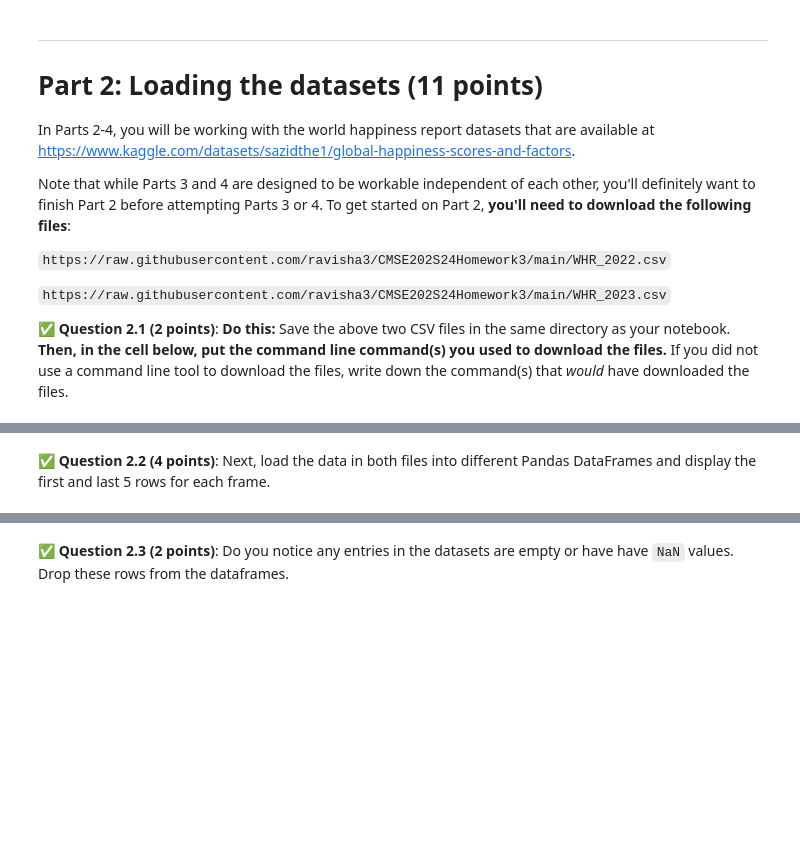
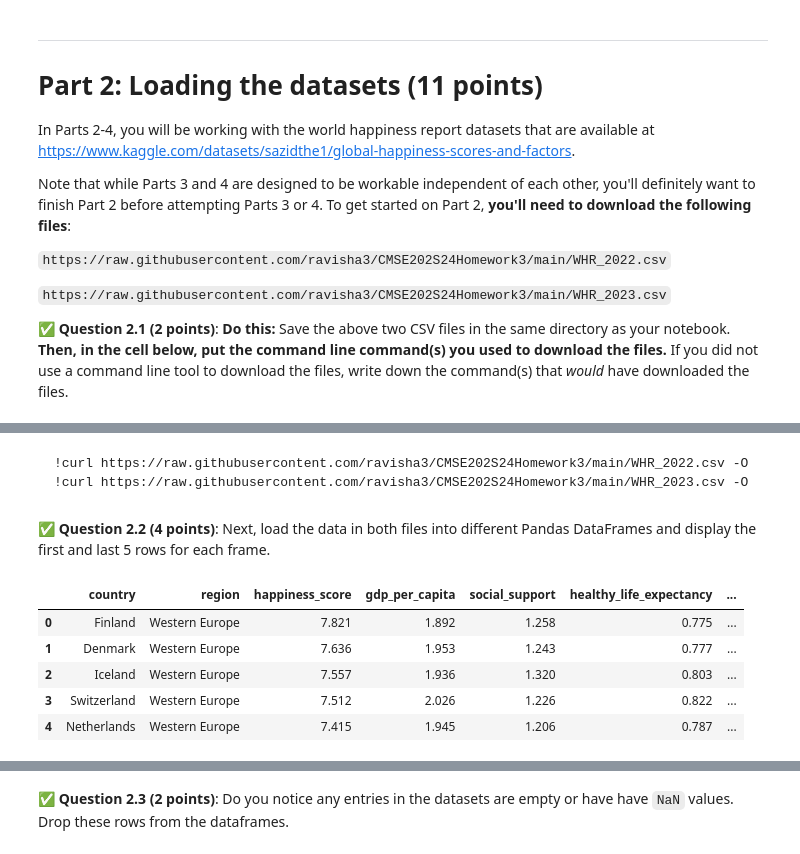
Before and after one commit to Jacob-Gross04/cmse202-s24-turnin, a Jupyter notebook: HW03/HW-03_Regression-S24-STUDENT.ipynb, the cells around one changed output, grey strips where cells are left out. Saved outputs shown, nothing was run; the diff lists cells and outputs as text; code cells hidden in the pictures; blank space fills up the shorter version.

````diff
--- a/HW03/HW-03_Regression-S24-STUDENT.ipynb
+++ b/HW03/HW-03_Regression-S24-STUDENT.ipynb
@@ -64,0 +73,5 @@ Note that while Parts 3 and 4 are designed to be workable independent of each ot
+# %% [markdown]
+``` bash
+!curl https://raw.githubusercontent.com/ravisha3/CMSE202S24Homework3/main/WHR_2022.csv -O
+!curl https://raw.githubusercontent.com/ravisha3/CMSE202S24Homework3/main/WHR_2023.csv -O
+```
@@ -68,0 +82,13 @@ Note that while Parts 3 and 4 are designed to be workable independent of each ot
+# %%
+# Put your code here
+data1 = pd.read_csv("WHR_2022.csv")
+data2 = pd.read_csv("WHR_2023.csv")
+
+data1.head(n=5)
+# %% [output]
+|  | country | region | happiness_score | gdp_per_capita | social_support | healthy_life_expectancy | ... |
+| 0 | Finland | Western Europe | 7.821 | 1.892 | 1.258 | 0.775 | ... |
+| 1 | Denmark | Western Europe | 7.636 | 1.953 | 1.243 | 0.777 | ... |
+| 2 | Iceland | Western Europe | 7.557 | 1.936 | 1.320 | 0.803 | ... |
+| 3 | Switzerland | Western Europe | 7.512 | 2.026 | 1.226 | 0.822 | ... |
+| 4 | Netherlands | Western Europe | 7.415 | 1.945 | 1.206 | 0.787 | ... |
````
Also changed, not shown: parts of 15 cells of this notebook.
